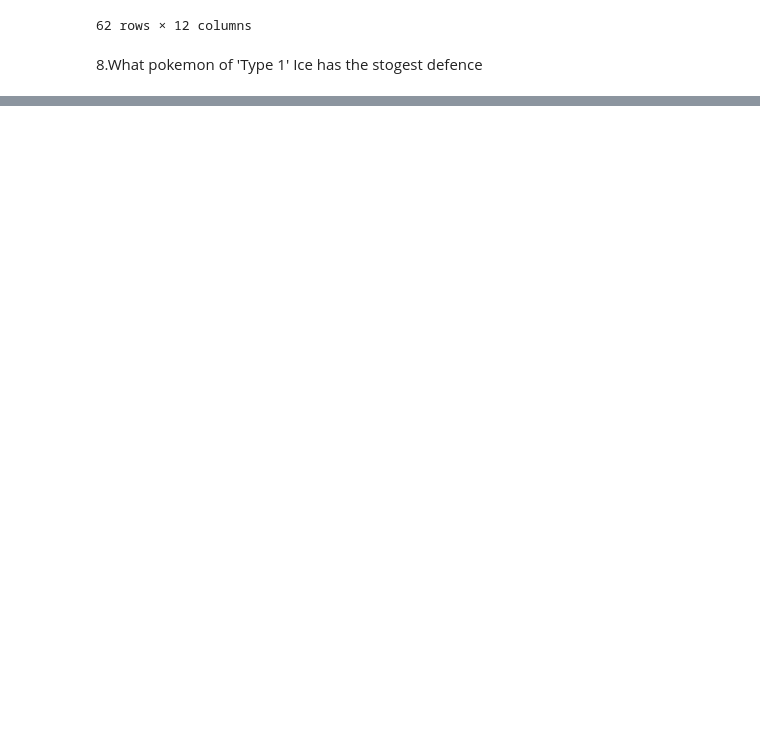
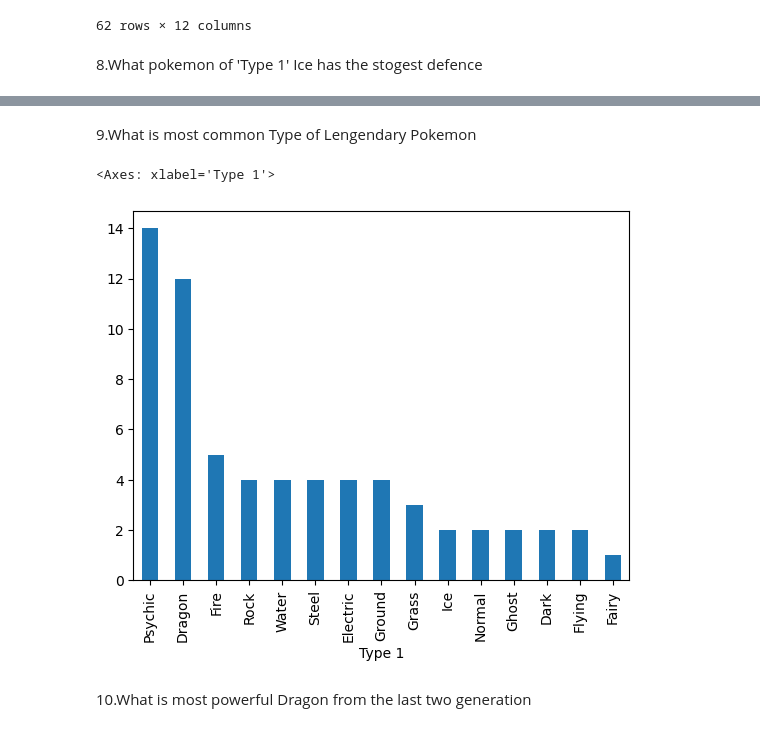
Before and after one commit to CyberWol-12/Python-Pandas-Data-Analysis-Journey, a Jupyter notebook: 01_working_with_english_word/english_word.ipynb, the cells around one changed output, grey strips where cells are left out. Saved outputs shown, nothing was run; the diff lists cells and outputs as text; code cells hidden in the pictures; blank space fills up the shorter version.

```diff
--- a/01_working_with_english_word/english_word.ipynb
+++ b/01_working_with_english_word/english_word.ipynb
@@ -304,0 +336,9 @@ df.loc[df['Type 1'] == 'Ice']
+# %% [markdown]
+9.What is most common Type of Lengendary Pokemon
+# %%
+df.loc[df["Legendary"],'Type 1'].value_counts().plot(kind = 'bar')
+# %% [output]
+<Axes: xlabel='Type 1'>
+[figure, added]
+# %% [markdown]
+10.What is most  powerful Dragon from the last two generation
```
Also changed, not shown: parts of 4 cells of this notebook.
